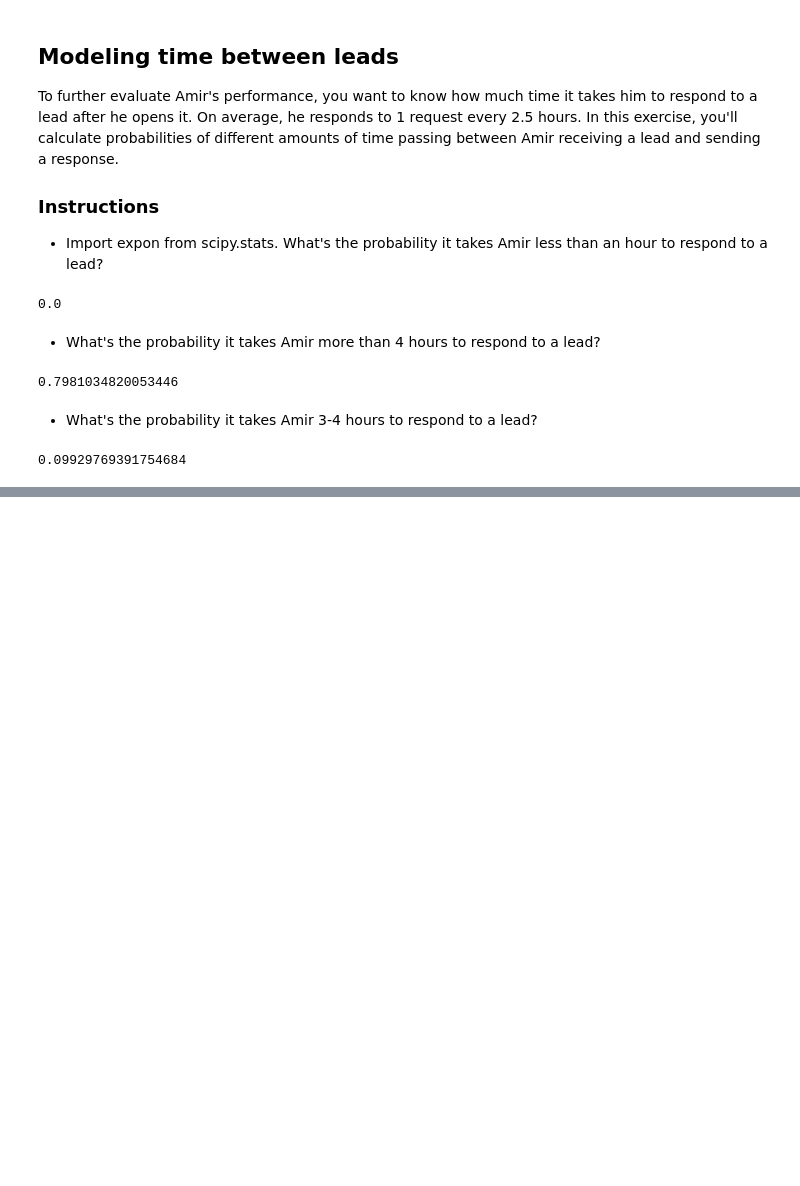
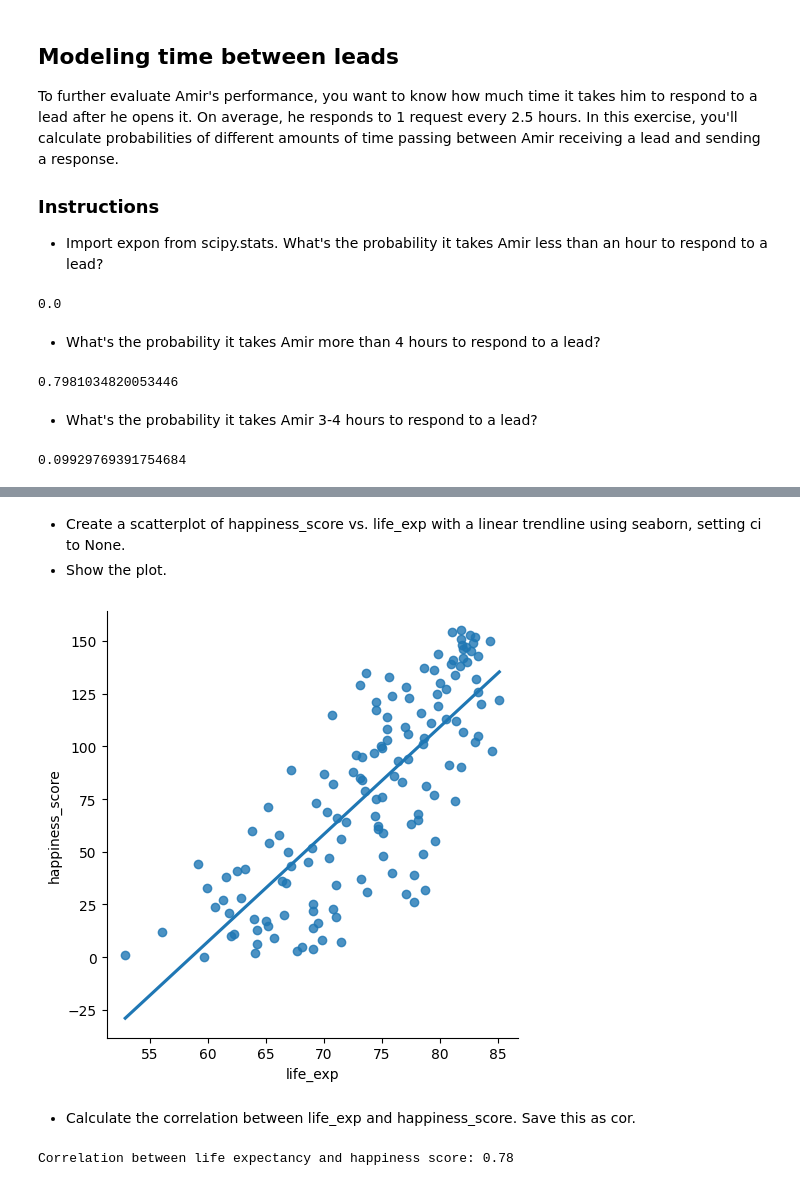
Before and after one commit to petsereypanha/python_data, a Jupyter notebook: introduction/Statistics.ipynb, the cells around one changed output, grey strips where cells are left out. Drawn from its saved outputs; the diff is of its cells as text; code cells hidden in the pictures; blank space fills up the shorter version.

Commit message:
add correlation and experimental design

```diff
--- a/introduction/Statistics.ipynb
+++ b/introduction/Statistics.ipynb
@@ -840,0 +866,18 @@ print((1 - expon.cdf(3, scale=2.5)) - (1 - expon.cdf(4, scale=2.5)))
+# %% [markdown]
+- Create a scatterplot of happiness_score vs. life_exp with a linear trendline using seaborn, setting ci to None.
+- Show the plot.
+# %%
+# Create scatterplot of happiness_score vs life_exp with trendline
+sns.lmplot(data=world_happiness, x='life_exp', y='happiness_score', ci=None)
+
+# Show plot
+plt.show()
+# %% [output]
+[figure, added]
+# %% [markdown]
+- Calculate the correlation between life_exp and happiness_score. Save this as cor.
+# %%
+correlation = world_happiness['life_exp'].corr(world_happiness['happiness_score'])
+print(f"Correlation between life expectancy and happiness score: {correlation:.2f}")
+# %% [output]
+Correlation between life expectancy and happiness score: 0.78
```
Also changed, not shown: parts of 13 cells of this notebook, 1 other file.
